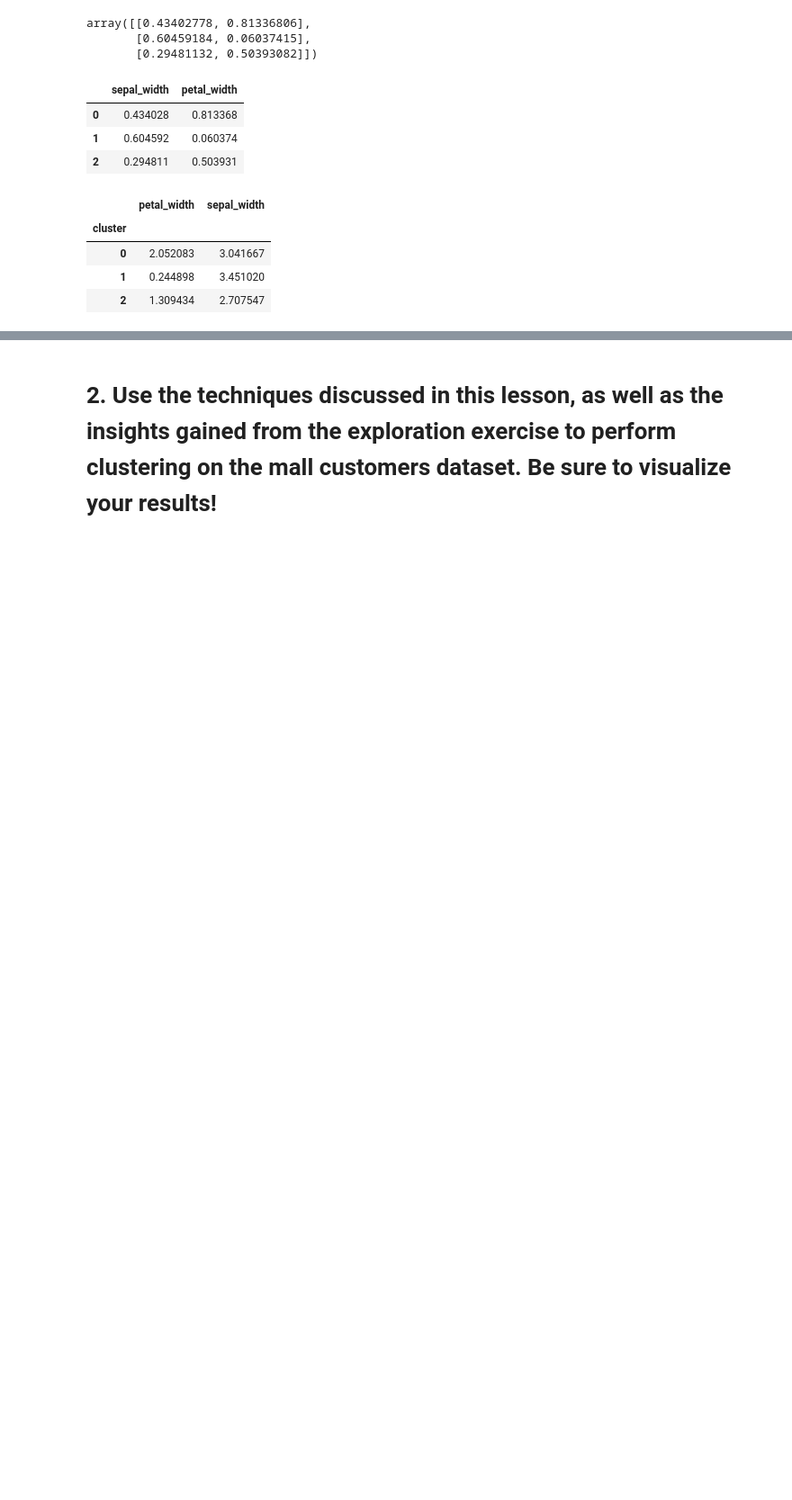
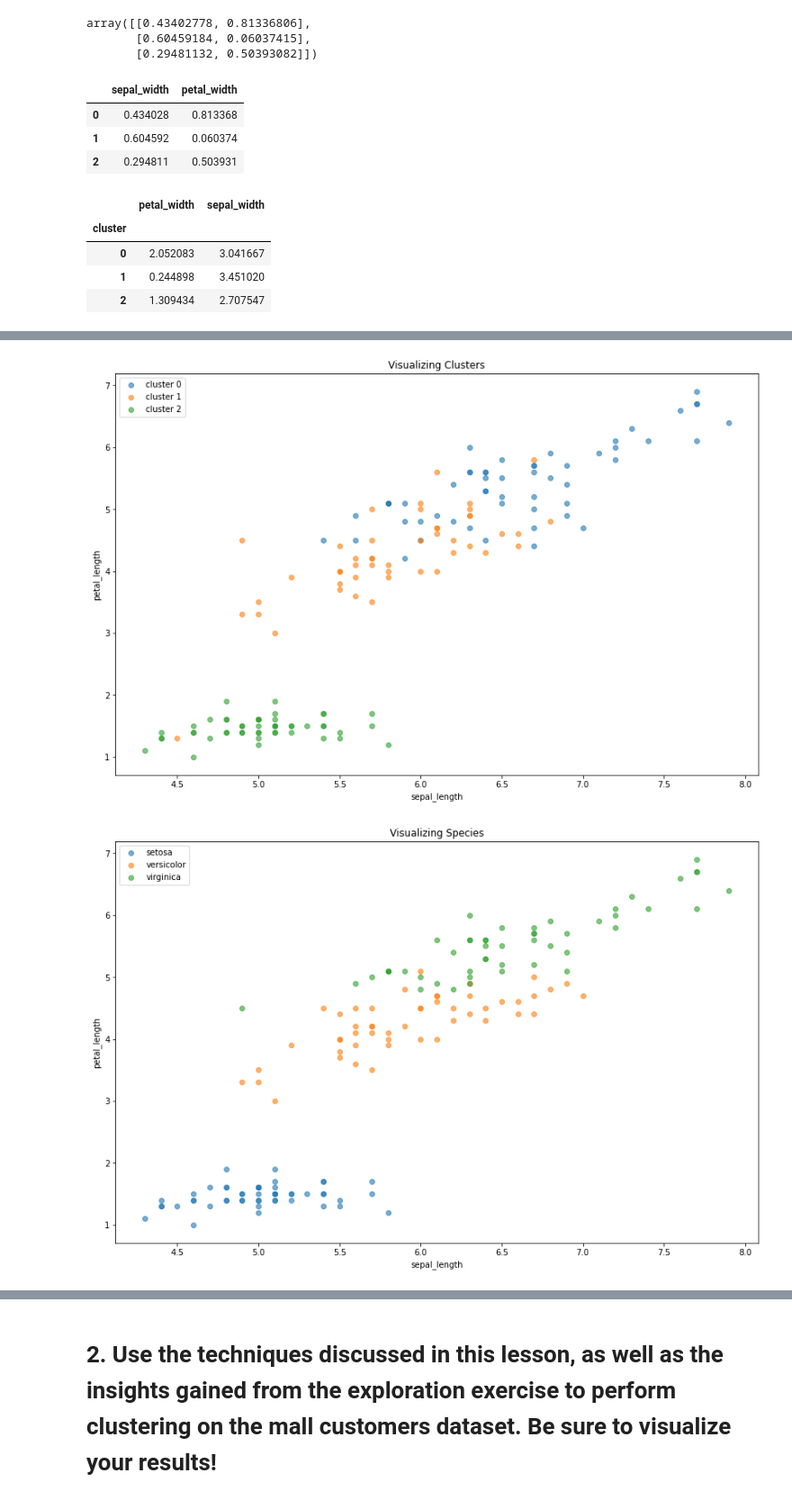
Before and after one commit to rajaramgautam/clustering-exercises, a Jupyter notebook: modeling.ipynb, the cells around one changed output, grey strips where cells are left out. Shown at 90% size. Drawn from its saved outputs; the diff is of its cells as text; code cells hidden in the pictures; blank space fills up the shorter version.

```diff
--- a/modeling.ipynb
+++ b/modeling.ipynb
@@ -217,0 +249,45 @@ iris.groupby('cluster')['petal_width', 'sepal_width'].mean()
+# %%
+plt.figure(figsize=(14, 9))
+
+for cluster, subset in iris.groupby('cluster'):
+    plt.scatter(subset.sepal_length, subset.petal_length, label='cluster ' + str(cluster), alpha=.6, cmap='reds')
+plt.legend()
+plt.xlabel('sepal_length')
+plt.ylabel('petal_length')
+plt.title('Visualizing Clusters')
+plt.show()
+
+
+plt.figure(figsize=(14, 9))
+for cluster, subset in iris.groupby('species'):
+    plt.scatter(subset.sepal_length, subset.petal_length, label=str(cluster), alpha=.6)
+# centroids.plot.scatter(y='petal_length', x='sepal_length', c='black', marker='x', s=1000, ax=plt.gca(), label='centroid')
+
+plt.legend()
+plt.xlabel('sepal_length')
+plt.ylabel('petal_length')
+plt.title('Visualizing Species')
+plt.show()
+
+plt.figure(figsize=(14, 9))
+
+for cluster, subset in iris.groupby('cluster'):
+    plt.scatter(subset.sepal_length, subset.petal_length, label='cluster ' + str(cluster), alpha=.6)
+
+centroids.plot.scatter(y='petal_length', x='sepal_length', c='black', marker='x', s=1000, ax=plt.gca(), label='centroid')
+
+plt.legend()
+plt.xlabel('sepal_length')
+plt.ylabel('petal_length')
+plt.title('Visualizing Cluster Centers')
+
+with plt.style.context('seaborn-whitegrid'):
+    plt.figure(figsize=(9, 6))
+    pd.Series({k: KMeans(k).fit(X_scaled).inertia_ for k in range(2, 12)}).plot(marker='x')
+    plt.xticks(range(2, 12))
+    plt.xlabel('k')
+    plt.ylabel('inertia')
+    plt.title('Change in inertia as k increases')
+# %% [output]
+[figure, added]
+[figure, added]
```
Also changed, not shown: parts of 18 cells of this notebook.
